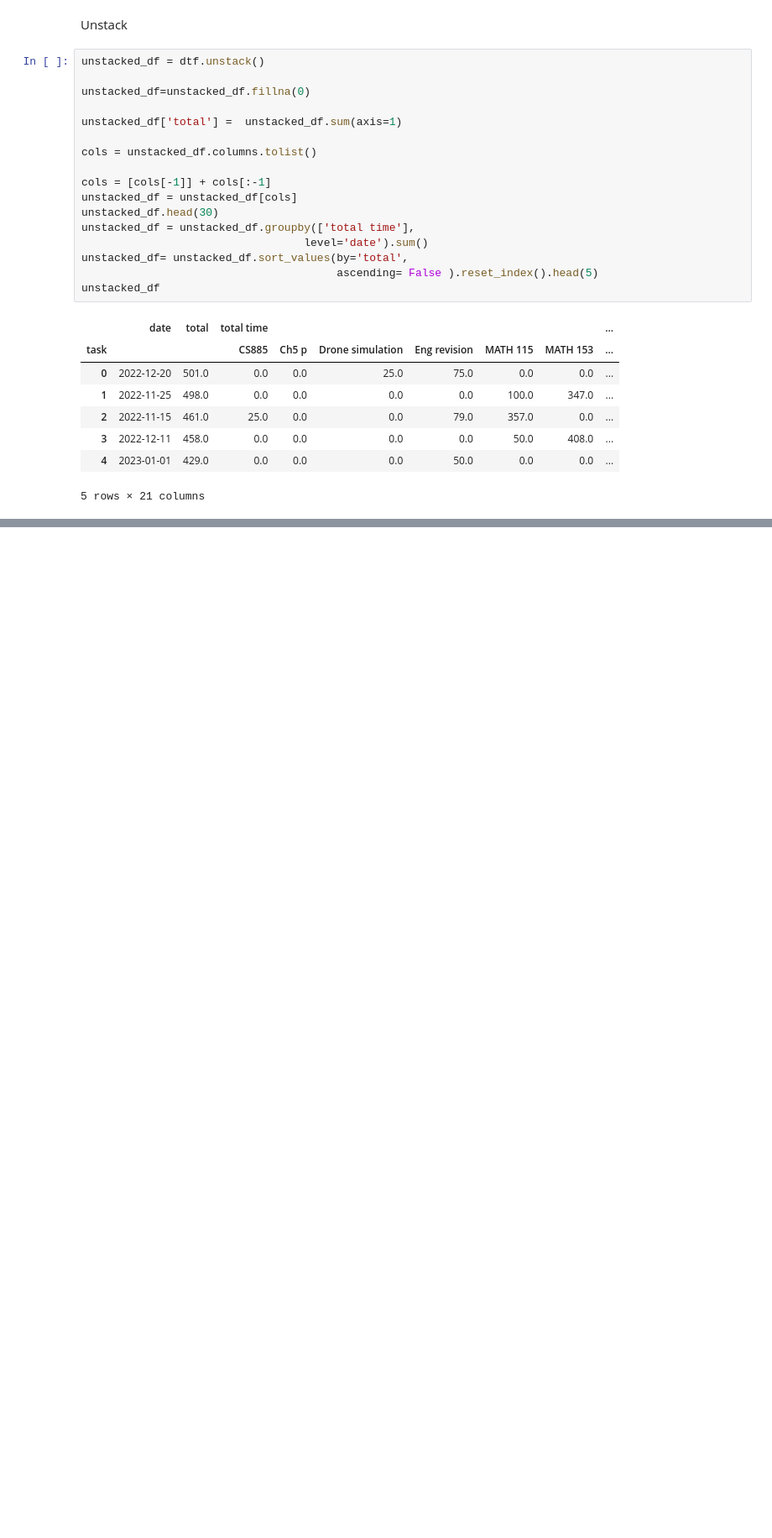
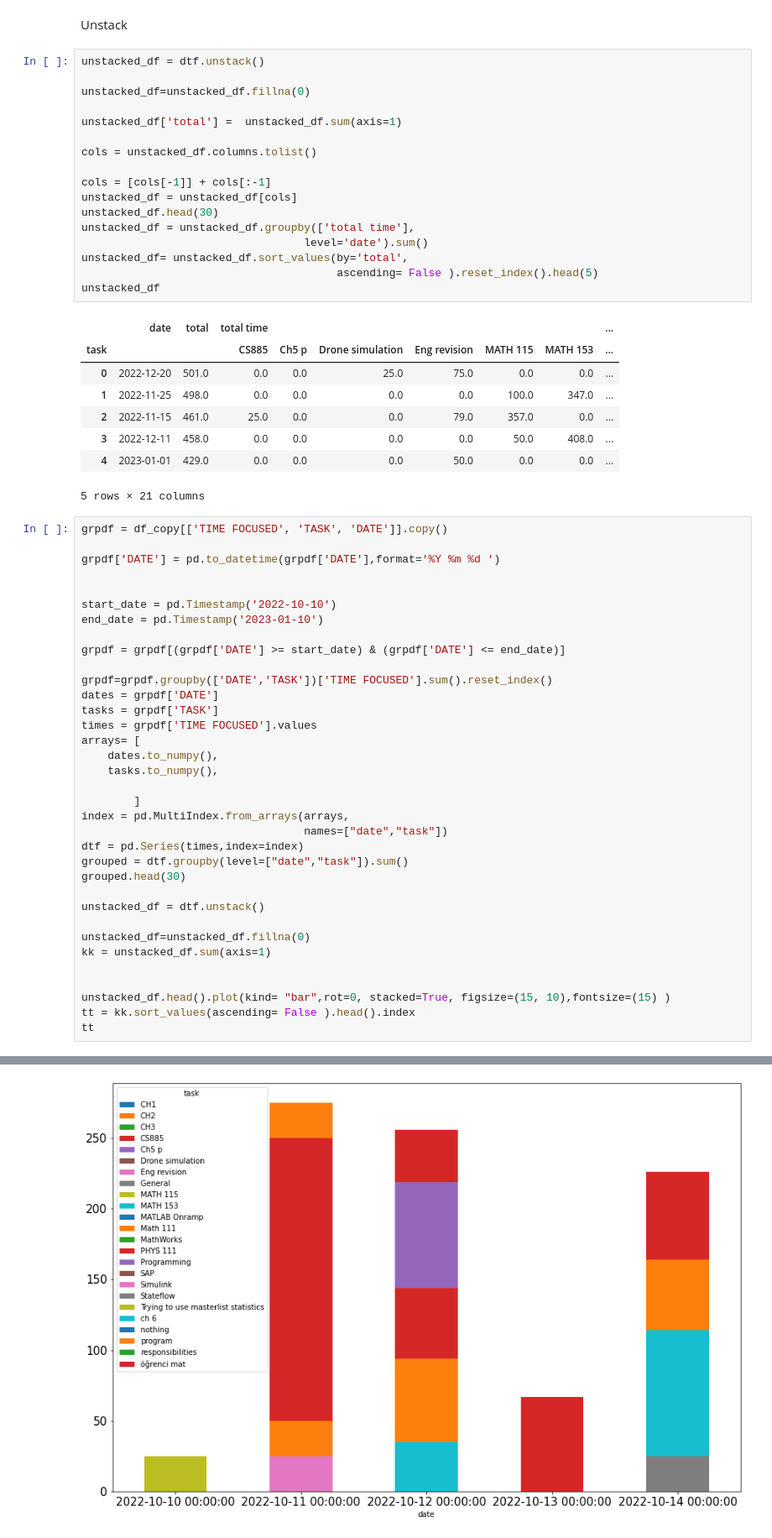
Before and after one commit to itszehrakaya/study-analysis, a Jupyter notebook: data_manipulation.ipynb, the cells around one changed output, grey strips where cells are left out. Shown at 84% size. Cells and saved outputs as stored; diff of their text form; blank space fills up the shorter version.

```diff
--- a/data_manipulation.ipynb
+++ b/data_manipulation.ipynb
@@ -316,3 +316,39 @@ unstacked_df
 | 3 | 2022-12-11 | 458.0 | 0.0 | 0.0 | 0.0 | 0.0 | 50.0 | 408.0 | ... |
 | 4 | 2023-01-01 | 429.0 | 0.0 | 0.0 | 0.0 | 50.0 | 0.0 | 0.0 | ... |
 5 rows × 21 columns
+# %%
+grpdf = df_copy[['TIME FOCUSED', 'TASK', 'DATE']].copy()
+
+grpdf['DATE'] = pd.to_datetime(grpdf['DATE'],format='%Y %m %d ')
+
+
+start_date = pd.Timestamp('2022-10-10')
+end_date = pd.Timestamp('2023-01-10')
+
+grpdf = grpdf[(grpdf['DATE'] >= start_date) & (grpdf['DATE'] <= end_date)]
+
+grpdf=grpdf.groupby(['DATE','TASK'])['TIME FOCUSED'].sum().reset_index()
+dates = grpdf['DATE']
+tasks = grpdf['TASK']
+times = grpdf['TIME FOCUSED'].values
+arrays= [
+    dates.to_numpy(),
+    tasks.to_numpy(),
+
+        ]
+index = pd.MultiIndex.from_arrays(arrays,
+                                  names=["date","task"])
+dtf = pd.Series(times,index=index)
+grouped = dtf.groupby(level=["date","task"]).sum()
+grouped.head(30)
+
+unstacked_df = dtf.unstack()
+
+unstacked_df=unstacked_df.fillna(0)
+kk = unstacked_df.sum(axis=1)
+
+
+unstacked_df.head().plot(kind= "bar",rot=0, stacked=True, figsize=(15, 10),fontsize=(15) )
+tt = kk.sort_values(ascending= False ).head().index
+tt
+# %% [output]
@@ -318,0 +358 @@ unstacked_df
+[figure, added]
```
Also changed, not shown: parts of 1 cell of this notebook.
